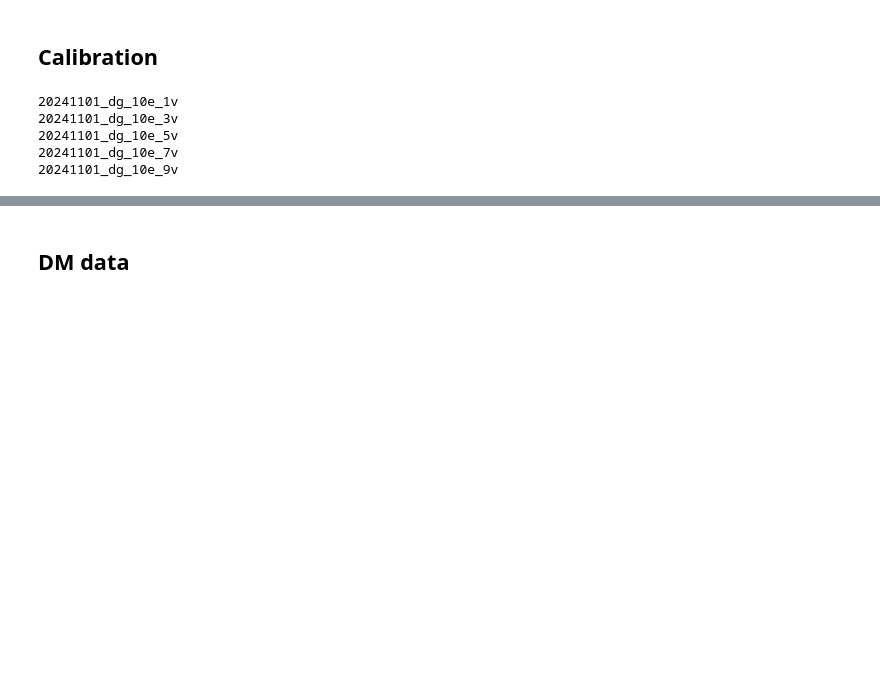
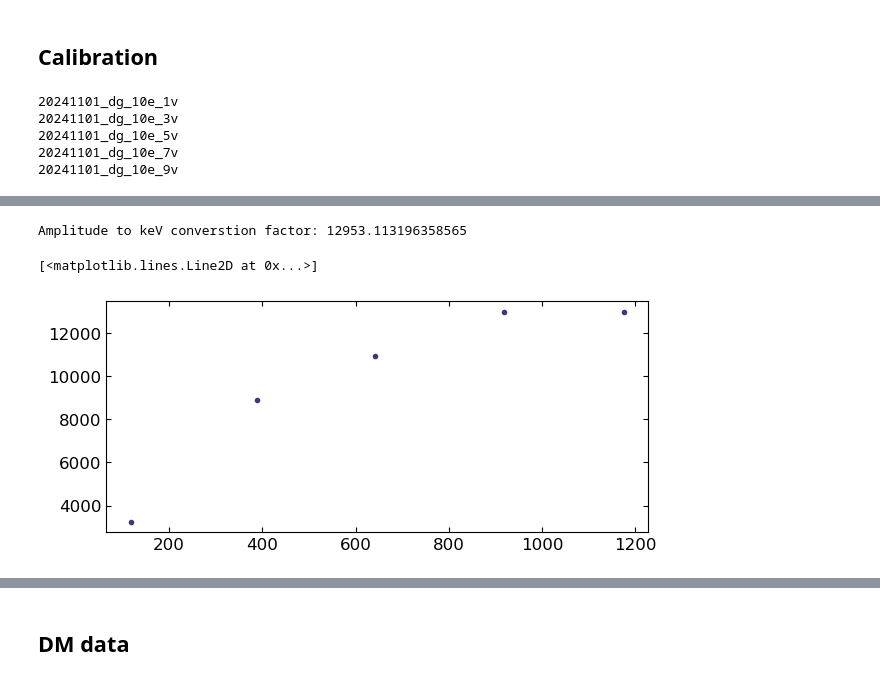
Before and after one commit to yuhants/dm_nanospheres, a Jupyter notebook: analysis_notebooks/20241104_neutral_sphere_long.ipynb, the cells around one changed output, grey strips where cells are left out. Cells and saved outputs as stored; diff of their text form; code cells hidden in the pictures; blank space fills up the shorter version.

```diff
--- a/analysis_notebooks/20241104_neutral_sphere_long.ipynb
+++ b/analysis_notebooks/20241104_neutral_sphere_long.ipynb
@@ -31,0 +47,9 @@ unnormalized_amps = utils.get_all_unnormalized_amps(folder, datasets, pulseamps,
+# %%
+print(f'Amplitude to keV converstion factor: {amp2kev}')
+# %% [output]
+Amplitude to keV converstion factor: 12953.113196358565
+# %%
+plt.plot(pulseamps, amp2kevs, '.')
+# %% [output]
+[<matplotlib.lines.Line2D at 0x...>]
+[figure, added]
```
Also changed, not shown: parts of 6 cells of this notebook, 21 other files.
